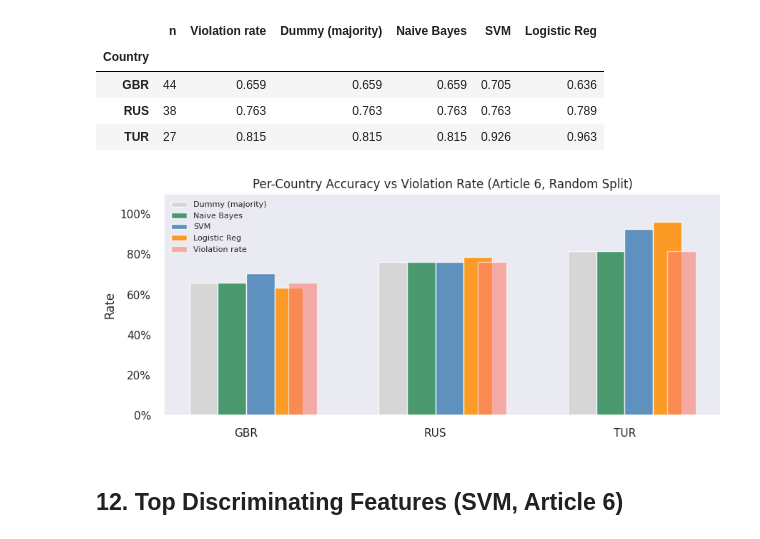
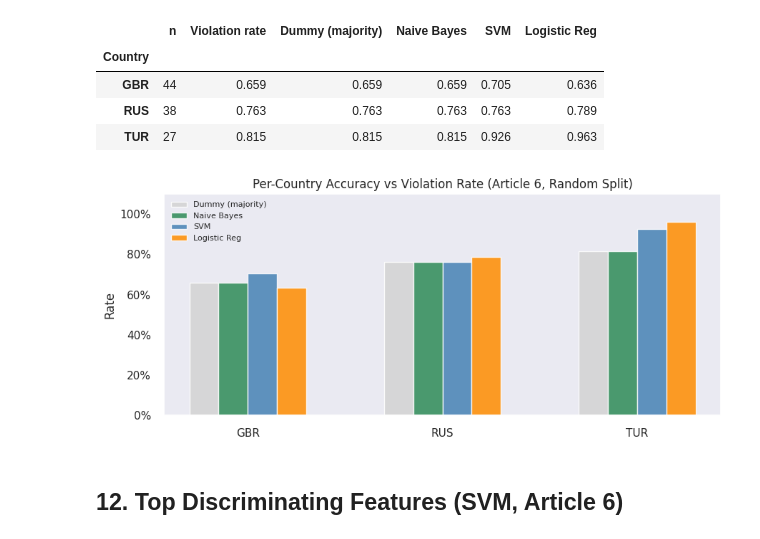
Before and after one commit to leondgarse/echr, a Jupyter notebook: train_svm.ipynb, the cells around one changed output. Drawn from its saved outputs; the diff is of its cells as text; code cells hidden in the pictures.

```diff
--- a/train_svm.ipynb
+++ b/train_svm.ipynb
@@ -457,28 +457,25 @@ display(country_stats)
 # %%
 model_names = list(models_art6.keys())
 countries   = country_stats.index.tolist()
 x = np.arange(len(countries))
 colors = ['lightgray', 'seagreen', 'steelblue', 'darkorange']
 width  = 0.15
 
 fig, ax = plt.subplots(figsize=(9, 4))
 for i, (name, color) in enumerate(zip(model_names, colors)):
     ax.bar(x + (i - 1.5) * width, country_stats[name], width, label=name, color=color, alpha=0.85)
 
-ax.bar(x + 2 * width, country_stats['Violation rate'], width,
-       label='Violation rate', color='salmon', alpha=0.6)
-
 ax.set_xticks(x)
 ax.set_xticklabels(countries)
 ax.set_ylabel('Rate')
 ax.set_ylim(0, 1.1)
 ax.yaxis.set_major_formatter(mticker.PercentFormatter(xmax=1))
 ax.set_title('Per-Country Accuracy vs Violation Rate (Article 6, Random Split)')
 ax.legend(fontsize=8)
 plt.tight_layout()
 plt.show()
 # %% [output]
-[figure, old version]
+[figure, new version]
 # %% [markdown]
 ## 12. Top Discriminating Features (SVM, Article 6)
 # %%
```
Also changed, not shown: 2 other files.
